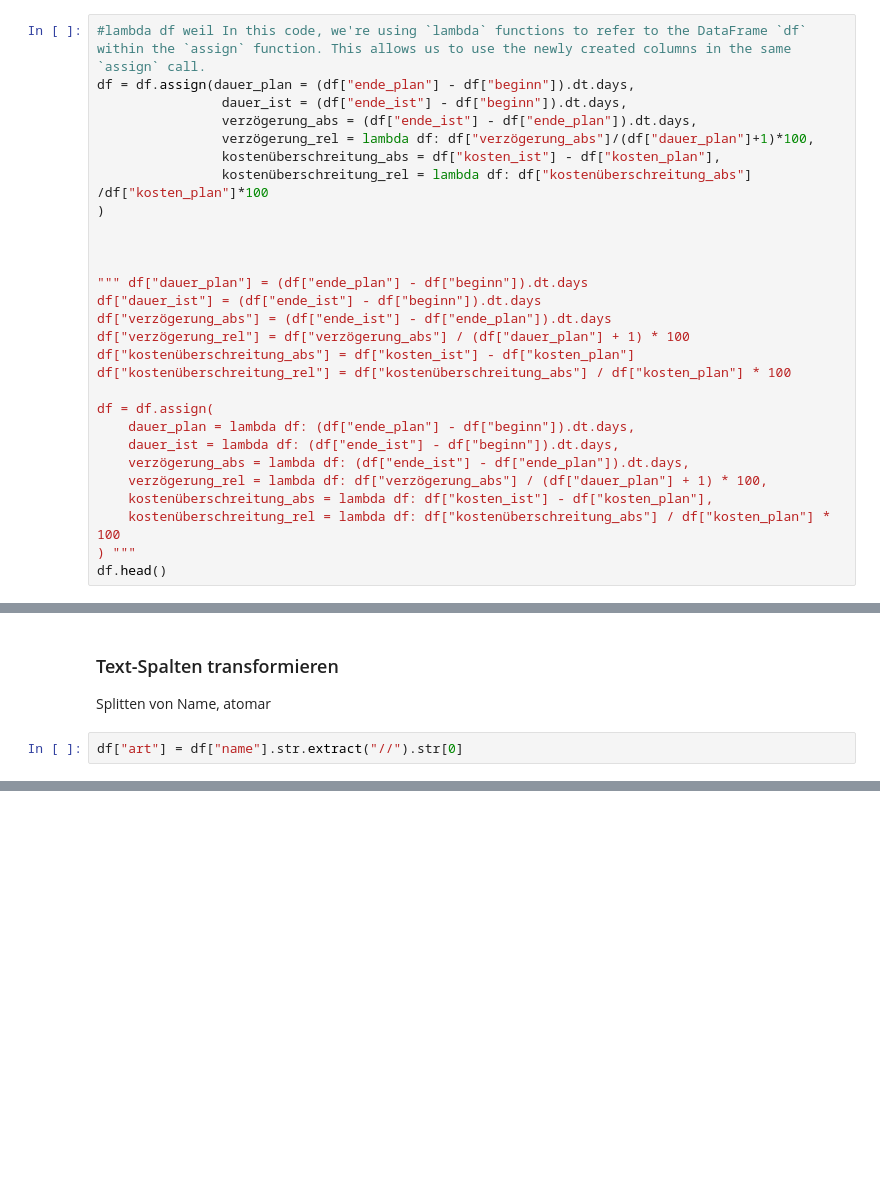
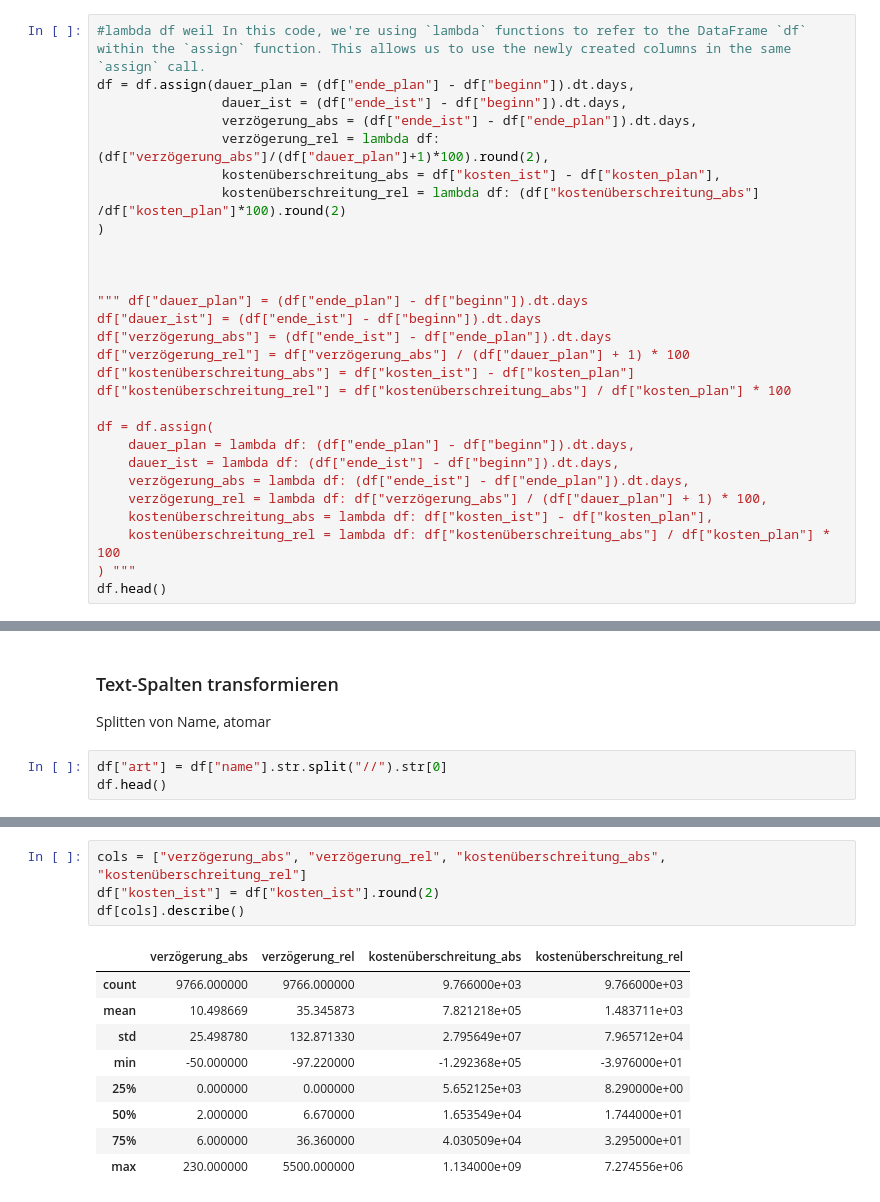
Before and after one commit to AliBenBali/DataScience, a Jupyter notebook: FallstudieConstruction.ipynb, the cells around one changed output, grey strips where cells are left out. Cells and saved outputs as stored; diff of their text form; blank space fills up the shorter version.

```diff
--- a/FallstudieConstruction.ipynb
+++ b/FallstudieConstruction.ipynb
@@ -348,9 +348,9 @@ Assign besser da man mehrere Spalten auf einmal erstellen kann und man es verket
 df = df.assign(dauer_plan = (df["ende_plan"] - df["beginn"]).dt.days,
                 dauer_ist = (df["ende_ist"] - df["beginn"]).dt.days,
                 verzögerung_abs = (df["ende_ist"] - df["ende_plan"]).dt.days,
-                verzögerung_rel = lambda df: df["verzögerung_abs"]/(df["dauer_plan"]+1)*100,
+                verzögerung_rel = lambda df: (df["verzögerung_abs"]/(df["dauer_plan"]+1)*100).round(2),
                 kostenüberschreitung_abs = df["kosten_ist"] - df["kosten_plan"],
-                kostenüberschreitung_rel = lambda df: df["kostenüberschreitung_abs"] /df["kosten_plan"]*100
+                kostenüberschreitung_rel = lambda df: (df["kostenüberschreitung_abs"] /df["kosten_plan"]*100).round(2)
 )
 
 
@@ -383,4 +383,5 @@ df.head()
 
 Splitten von Name, atomar
 # %%
-df["art"] = df["name"].str.extract("//").str[0]
+df["art"] = df["name"].str.split("//").str[0]
+df.head()
@@ -386,0 +420,14 @@ df["art"] = df["name"].str.extract("//").str[0]
+# %%
+cols = ["verzögerung_abs", "verzögerung_rel", "kostenüberschreitung_abs", "kostenüberschreitung_rel"]
+df["kosten_ist"] = df["kosten_ist"].round(2)
+df[cols].describe()
+# %% [output]
+|  | verzögerung_abs | verzögerung_rel | kostenüberschreitung_abs | kostenüberschreitung_rel |
+| count | 9766.000000 | 9766.000000 | 9.766000e+03 | 9.766000e+03 |
+| mean | 10.498669 | 35.345873 | 7.821218e+05 | 1.483711e+03 |
+| std | 25.498780 | 132.871330 | 2.795649e+07 | 7.965712e+04 |
+| min | -50.000000 | -97.220000 | -1.292368e+05 | -3.976000e+01 |
+| 25% | 0.000000 | 0.000000 | 5.652125e+03 | 8.290000e+00 |
+| 50% | 2.000000 | 6.670000 | 1.653549e+04 | 1.744000e+01 |
+| 75% | 6.000000 | 36.360000 | 4.030509e+04 | 3.295000e+01 |
+| max | 230.000000 | 5500.000000 | 1.134000e+09 | 7.274556e+06 |
```
Also changed, not shown: parts of 13 cells of this notebook.
